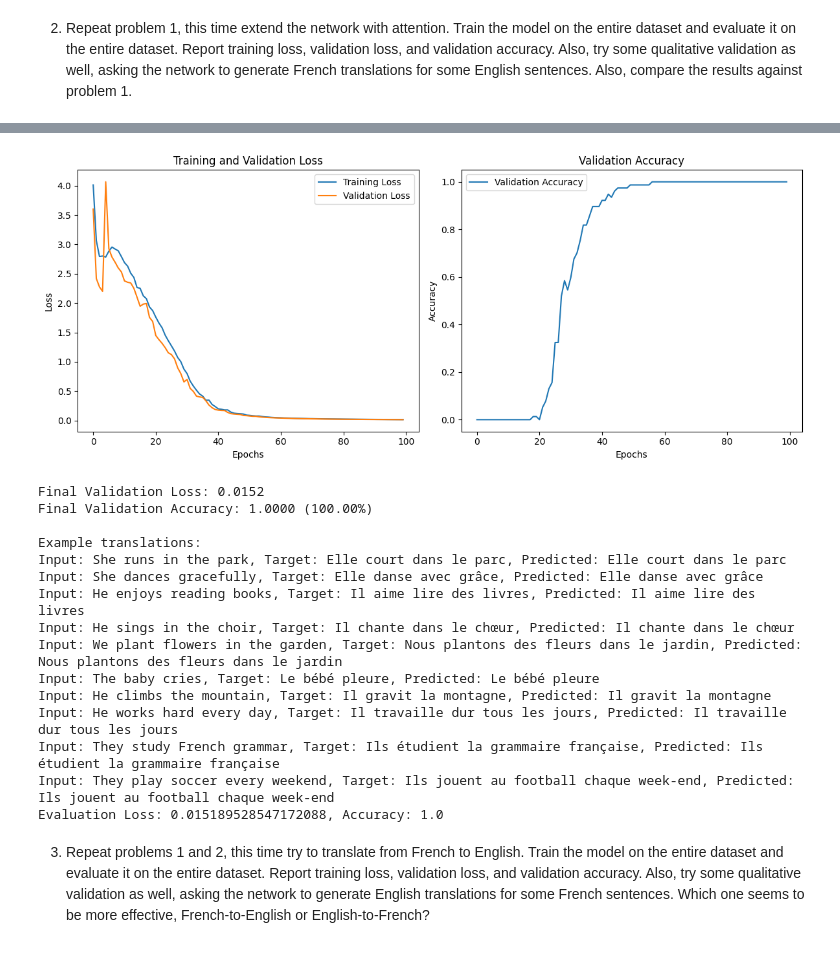
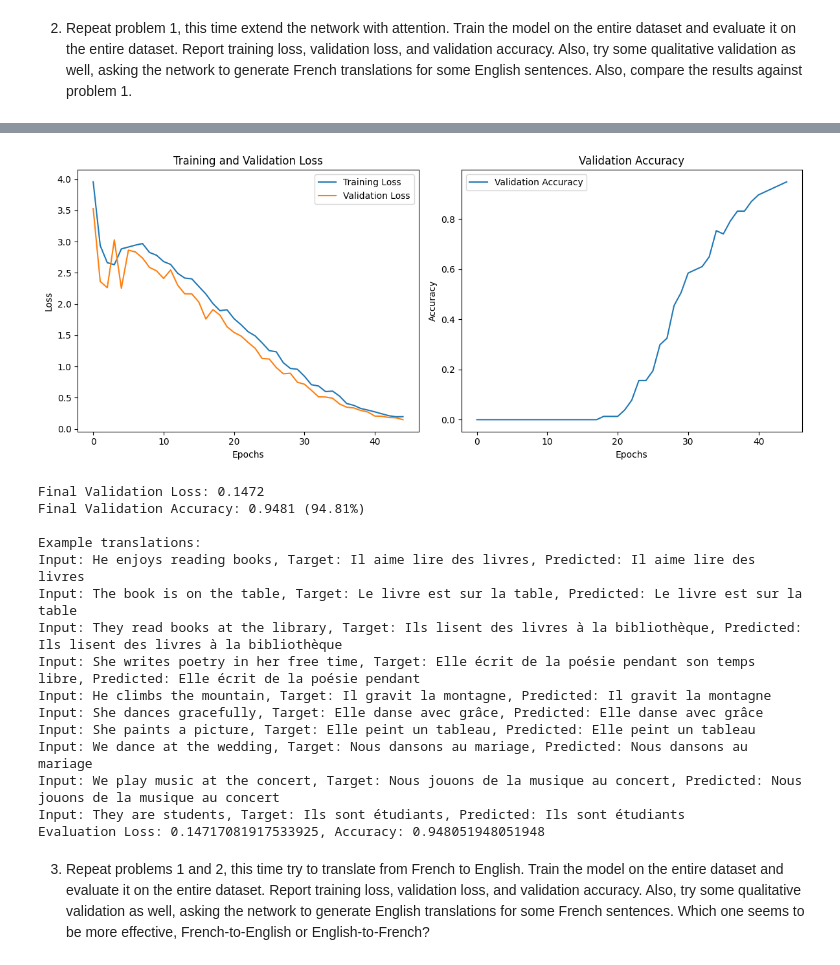
Before and after one commit to RocketDan11/ml, a Jupyter notebook: dl/homework/homework4.ipynb, the cells around one changed output, grey strips where cells are left out. Cells and saved outputs as stored; diff of their text form; code cells hidden in the pictures.

```diff
--- a/dl/homework/homework4.ipynb
+++ b/dl/homework/homework4.ipynb
@@ -9,6 +9,8 @@ from matplotlib.colors import LinearSegmentedColormap
 # Device configuration
 device = torch.device("cuda" if torch.cuda.is_available() else "cpu")
 print(device)
+
+N_EPOCHS = 45
 # %% [output]
 cuda
 # %% [markdown]
@@ -236,7 +238,7 @@ def train(input_tensor, target_tensor, encoder, decoder, encoder_optimizer, deco
 criterion = nn.NLLLoss()
 
 # Set number of epochs for training
-n_epochs = 50
+n_epochs = N_EPOCHS
 
 # Lists to store training and validation metrics
 train_losses = []
@@ -317,7 +319,7 @@ for epoch in range(n_epochs):
     val_accuracies.append(val_accuracy)
 
     # Print metrics every 10 epochs
-    if epoch % 10 == 0 or epoch == n_epochs:
+    if epoch % 5 == 0 or epoch == n_epochs - 1:
         print(f'Epoch {epoch+1}/{n_epochs}, Train Loss: {avg_train_loss:.4f}, Val Loss: {avg_val_loss:.4f}, Val Accuracy: {val_accuracy:.4f}')
 
 def evaluate_and_show_examples(encoder, decoder, dataloader, criterion, n_examples=10):
@@ -647,7 +648,7 @@ def evaluate(encoder, decoder, dataloader, criterion):
         return average_loss, accuracy
 
 # Set number of epochs for training
-n_epochs = 50
+n_epochs = N_EPOCHS
 
 # Lists to store training and validation losses
 train_losses = []
@@ -680,7 +681,7 @@ for epoch in range(n_epochs):
     val_accuracies.append(val_accuracy)
 
     # Print loss every 10 epochs
-    if epoch % 10 == 0:
+    if epoch % 5 == 0 or epoch == n_epochs - 1:
        print(f'Epoch {epoch}, Train Loss: {avg_train_loss}, Val Loss: {val_loss}, Val Accuracy: {val_accuracy}')
 
 
@@ -793,19 +794,19 @@ Epoch 90, Train Loss: 0.019228979608823884, Val Loss: 0.01787670592321849, Val A
-[figure, old version]
+[figure, new version]
-Final Validation Loss: 0.0152
-Final Validation Accuracy: 1.0000 (100.00%)
+Final Validation Loss: 0.1472
+Final Validation Accuracy: 0.9481 (94.81%)
 
 Example translations:
-Input: She runs in the park, Target: Elle court dans le parc, Predicted: Elle court dans le parc
+Input: He enjoys reading books, Target: Il aime lire des livres, Predicted: Il aime lire des livres
+Input: The book is on the table, Target: Le livre est sur la table, Predicted: Le livre est sur la table
+Input: They read books at the library, Target: Ils lisent des livres à la bibliothèque, Predicted: Ils lisent des livres à la bibliothèque
+Input: She writes poetry in her free time, Target: Elle écrit de la poésie pendant son temps libre, Predicted: Elle écrit de la poésie pendant
+Input: He climbs the mountain, Target: Il gravit la montagne, Predicted: Il gravit la montagne
 Input: She dances gracefully, Target: Elle danse avec grâce, Predicted: Elle danse avec grâce
-Input: He enjoys reading books, Target: Il aime lire des livres, Predicted: Il aime lire des livres
-Input: He sings in the choir, Target: Il chante dans le chœur, Predicted: Il chante dans le chœur
-Input: We plant flowers in the garden, Target: Nous plantons des fleurs dans le jardin, Predicted: Nous plantons des fleurs dans le jardin
-Input: The baby cries, Target: Le bébé pleure, Predicted: Le bébé pleure
-Input: He climbs the mountain, Target: Il gravit la montagne, Predicted: Il gravit la montagne
-Input: He works hard every day, Target: Il travaille dur tous les jours, Predicted: Il travaille dur tous les jours
-Input: They study French grammar, Target: Ils étudient la grammaire française, Predicted: Ils étudient la grammaire française
-Input: They play soccer every weekend, Target: Ils jouent au football chaque week-end, Predicted: Ils jouent au football chaque week-end
-Evaluation Loss: 0.015189528547172088, Accuracy: 1.0
+Input: She paints a picture, Target: Elle peint un tableau, Predicted: Elle peint un tableau
+Input: We dance at the wedding, Target: Nous dansons au mariage, Predicted: Nous dansons au mariage
+Input: We play music at the concert, Target: Nous jouons de la musique au concert, Predicted: Nous jouons de la musique au concert
+Input: They are students, Target: Ils sont étudiants, Predicted: Ils sont étudiants
+Evaluation Loss: 0.14717081917533925, Accuracy: 0.948051948051948
 # %% [markdown]
 3. Repeat problems 1 and 2, this time try to translate from French to English. Train the model on the entire dataset and evaluate it on the entire dataset. Report training loss, validation loss, and validation accuracy. Also, try some qualitative validation as well, asking the network to generate English  translations for some French sentences. Which one seems to be more effective, French-to-English or English-to-French?
 # %%
```
Also changed, not shown: parts of 4 cells of this notebook.
